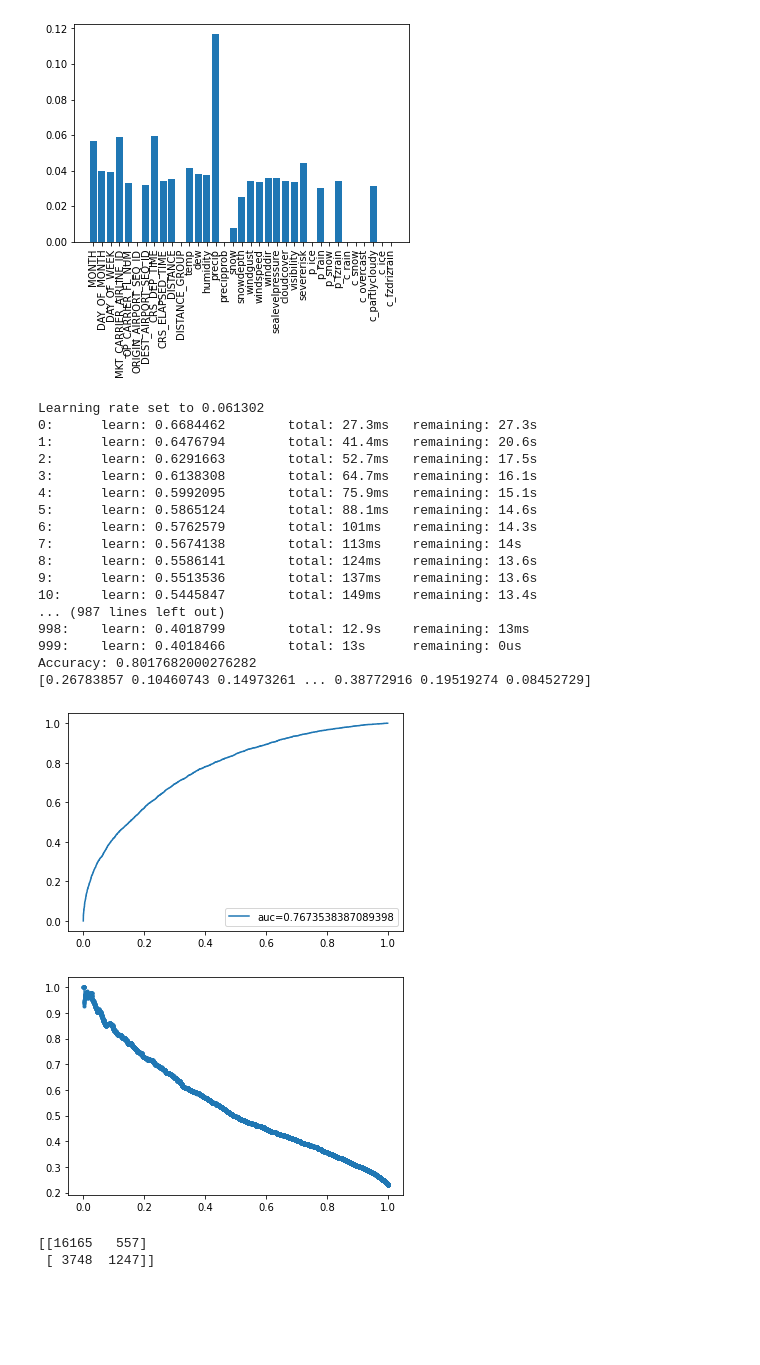
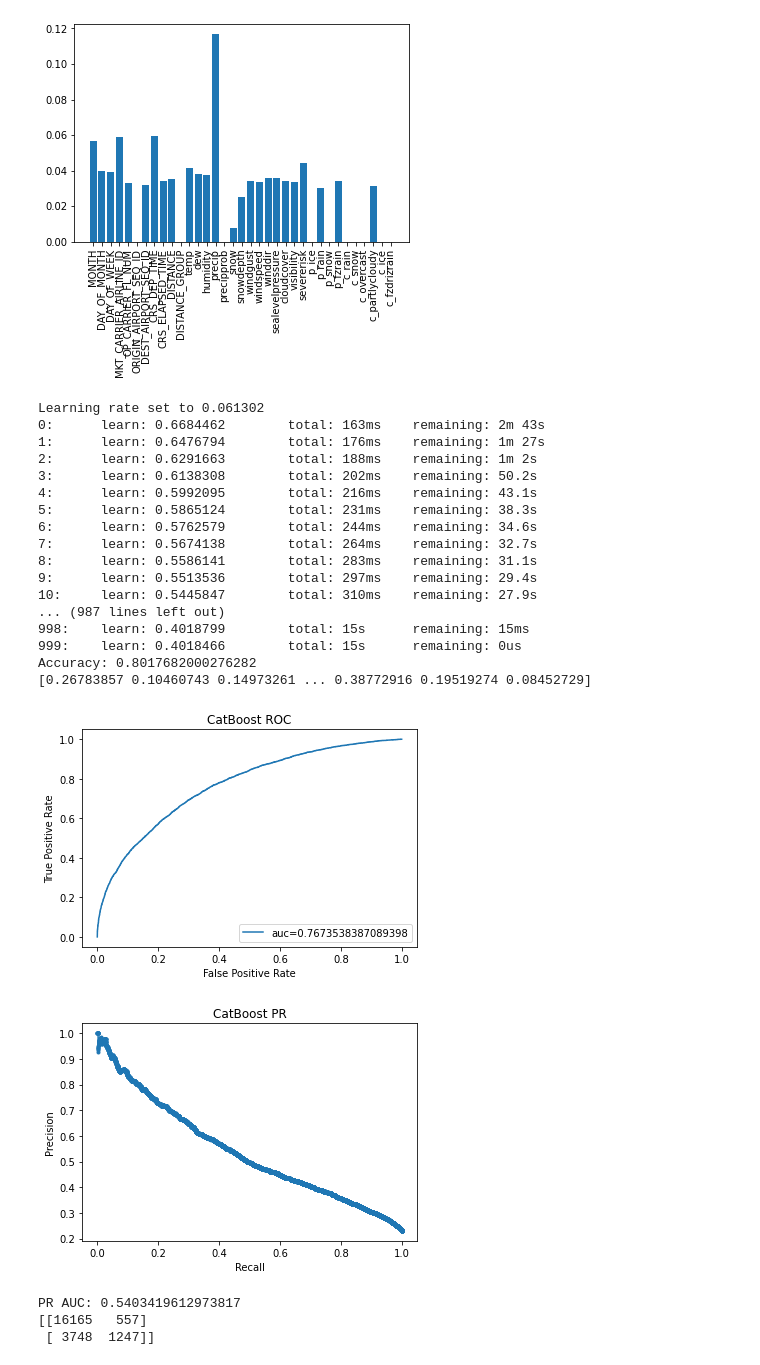
Before and after one commit to neeley-pate/ECE461PFinalProject, a Jupyter notebook: classifiers/AUS_classification_classifiers.ipynb, the cells around one changed output. Cells and saved outputs as stored; diff of their text form; code cells hidden in the pictures; blank space fills up the shorter version.

```diff
--- a/classifiers/AUS_classification_classifiers.ipynb
+++ b/classifiers/AUS_classification_classifiers.ipynb
@@ -220,48 +250,56 @@ Accuracy: 0.7871252935488328
 # %%
 # Catboost
 
 clf = CatBoostClassifier(random_state=42, loss_function='Logloss')
 clf.fit(x_train, y_train)
 cat_pred = clf.predict(x_test)
 print("Accuracy:", accuracy_score(y_test, cat_pred))
 cat_pred_proba = clf.predict_proba(x_test)[::,1]
 print(cat_pred_proba)
 fpr, tpr, _ = roc_curve(y_test,  cat_pred_proba)
 auc = roc_auc_score(y_test, cat_pred_proba)
 plt.plot(fpr,tpr,label="auc="+str(auc))
+plt.title("CatBoost ROC")
+plt.xlabel("False Positive Rate")
+plt.ylabel("True Positive Rate")
 plt.legend(loc=4)
 plt.show()
 
 precision, recall, _ = precision_recall_curve(y_test, cat_pred_proba)
 plt.plot(recall, precision, marker='.')
+plt.title("CatBoost PR")
+plt.xlabel("Recall")
+plt.ylabel("Precision")
 plt.show()
+print("PR AUC:", metrics.average_precision_score(y_test, cat_pred_proba))
 
 print(confusion_matrix(y_test, cat_pred))
 
 importance = clf.get_feature_importance()
 plt.bar(x_train.columns, importance)
 plt.xticks(rotation=90)
 plt.show()
 # %% [output]
 Learning rate set to 0.061302
-0:      learn: 0.6684462        total: 27.3ms   remaining: 27.3s
-1:      learn: 0.6476794        total: 41.4ms   remaining: 20.6s
-2:      learn: 0.6291663        total: 52.7ms   remaining: 17.5s
-3:      learn: 0.6138308        total: 64.7ms   remaining: 16.1s
-4:      learn: 0.5992095        total: 75.9ms   remaining: 15.1s
-5:      learn: 0.5865124        total: 88.1ms   remaining: 14.6s
-6:      learn: 0.5762579        total: 101ms    remaining: 14.3s
-7:      learn: 0.5674138        total: 113ms    remaining: 14s
-8:      learn: 0.5586141        total: 124ms    remaining: 13.6s
-9:      learn: 0.5513536        total: 137ms    remaining: 13.6s
-10:     learn: 0.5445847        total: 149ms    remaining: 13.4s
+0:      learn: 0.6684462        total: 163ms    remaining: 2m 43s
+1:      learn: 0.6476794        total: 176ms    remaining: 1m 27s
+2:      learn: 0.6291663        total: 188ms    remaining: 1m 2s
+3:      learn: 0.6138308        total: 202ms    remaining: 50.2s
+4:      learn: 0.5992095        total: 216ms    remaining: 43.1s
+5:      learn: 0.5865124        total: 231ms    remaining: 38.3s
+6:      learn: 0.5762579        total: 244ms    remaining: 34.6s
+7:      learn: 0.5674138        total: 264ms    remaining: 32.7s
+8:      learn: 0.5586141        total: 283ms    remaining: 31.1s
+9:      learn: 0.5513536        total: 297ms    remaining: 29.4s
+10:     learn: 0.5445847        total: 310ms    remaining: 27.9s
 ... (987 lines left out)
-998:    learn: 0.4018799        total: 12.9s    remaining: 13ms
-999:    learn: 0.4018466        total: 13s      remaining: 0us
+998:    learn: 0.4018799        total: 15s      remaining: 15ms
+999:    learn: 0.4018466        total: 15s      remaining: 0us
 Accuracy: 0.8017682000276282
 [0.26783857 0.10460743 0.14973261 ... 0.38772916 0.19519274 0.08452729]
-[figure, old version]
+[figure, new version]
-[figure, old version]
+[figure, new version]
+PR AUC: 0.5403419612973817
 [[16165   557]
  [ 3748  1247]]
 [figure]
```
Also changed, not shown: parts of 4 cells of this notebook, 2 other files.
